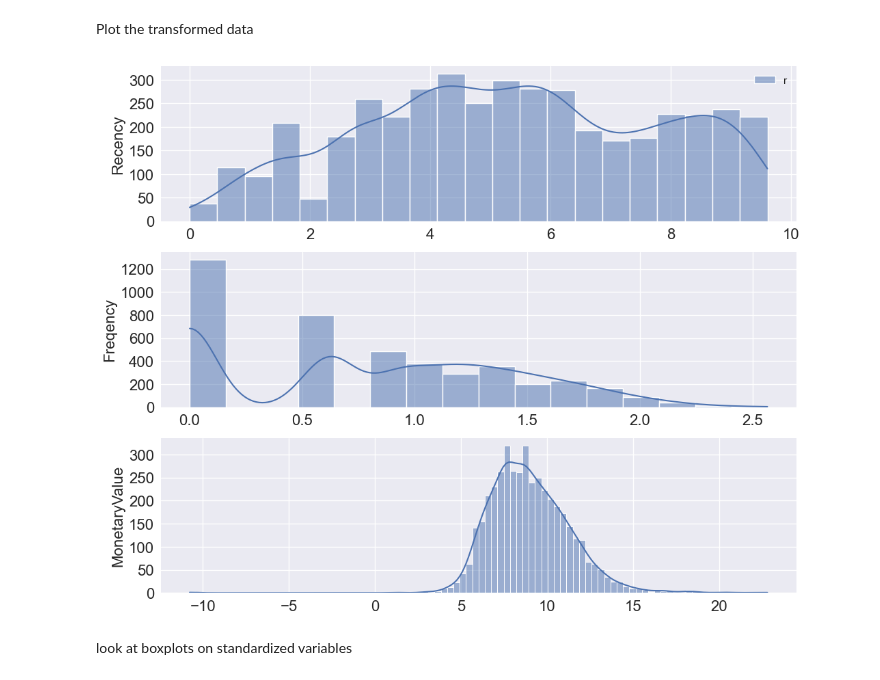
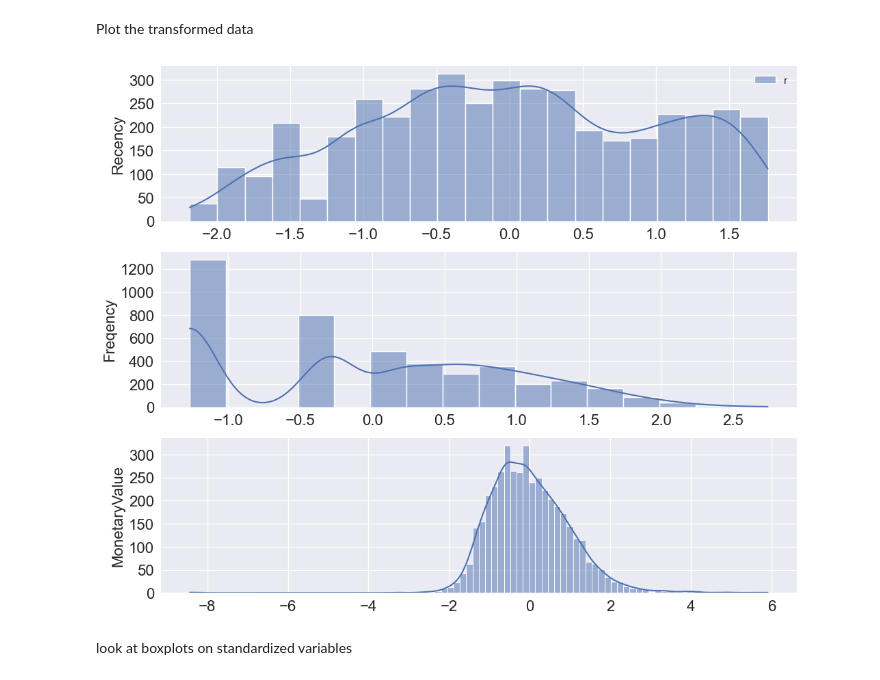
Before and after one commit to Aljgutier/segmentation, a Jupyter notebook: RFM_Segmentation_OnlineSales.ipynb, the cells around one changed output. Cells and saved outputs as stored; diff of their text form; code cells hidden in the pictures.

```diff
--- a/RFM_Segmentation_OnlineSales.ipynb
+++ b/RFM_Segmentation_OnlineSales.ipynb
@@ -29,9 +35,9 @@ import seaborn as sns
 # %% [markdown]
 online sales csv
 # %%
-data_path = './data_onlinesales'
+datapath = './data_onlinesales'
 filename = 'online_sales_uci.csv'
-df_sales = pd.read_csv(f'{data_path}/{filename}', parse_dates=['InvoiceDate'] )
+df_sales = pd.read_csv(f'{datapath}/{filename}', parse_dates=['InvoiceDate'] )
 
 df_sales.head()
 # %% [output]
@@ -352,29 +359,29 @@ Plot the transformed data
 # %%
 
 plt.style.use('seaborn')
 fig, ax = plt.subplots(nrows=3, ncols=1, figsize = (12,10))
 plot_defaults_dict = bp.plot_defaults() # get matplotlib defaults dictionary from beautifulplots
 sns.set(style="ticks")
 
 # Plot histogram
-r = df_rfm_n[['r']]
+r = df_rfm_s[['r']]
 g=sns.histplot(data = r, kde = True, ax=ax[0])
 plot_defaults_dict["y_axis_label"]='Recency'
 bp.set_axisparams(plot_defaults_dict,ax[0],g) # set the axis parameters
 
-f = df_rfm_n['f']
+f = df_rfm_s['f']
 g=sns.histplot(data = f, kde = True, ax=ax[1])
 plot_defaults_dict["y_axis_label"]='Freqency'
 bp.set_axisparams(plot_defaults_dict,ax[1],g) # set the axis parameters
 
-m = df_rfm_n['m']
+m = df_rfm_s['m']
 g=sns.histplot(data = m, kde = True, ax=ax[2])
 plot_defaults_dict["y_axis_label"]='MonetaryValue'
 bp.set_axisparams(plot_defaults_dict,ax[2],g) # set the axis parameters
 
 plt.show()
 # %% [output]
-[figure, old version]
+[figure, new version]
 # %% [markdown]
 look at boxplots on standardized variables
 # %%
```
Also changed, not shown: parts of 29 cells of this notebook, 2 other files.
